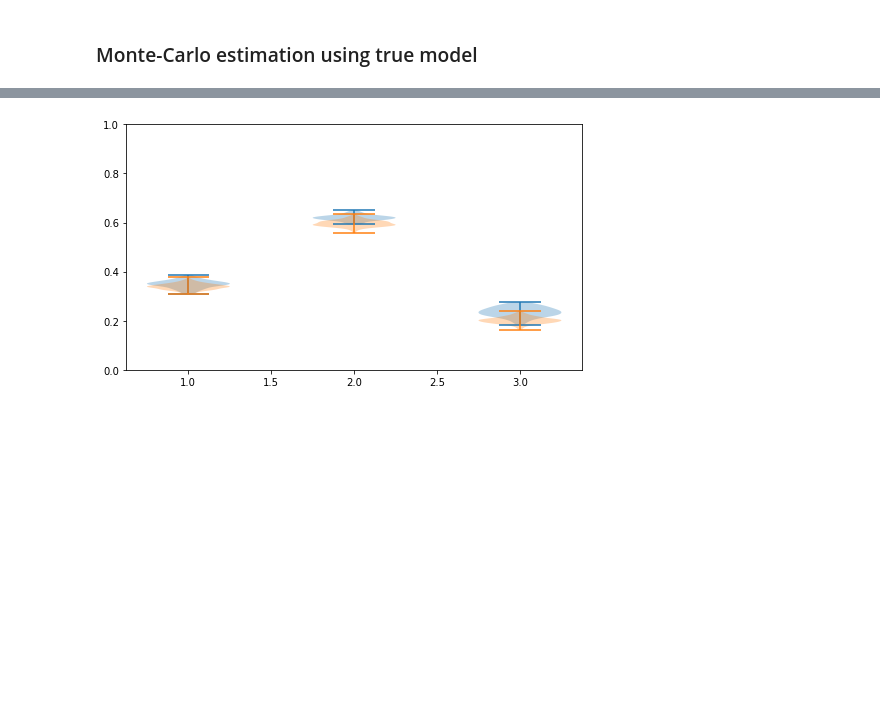
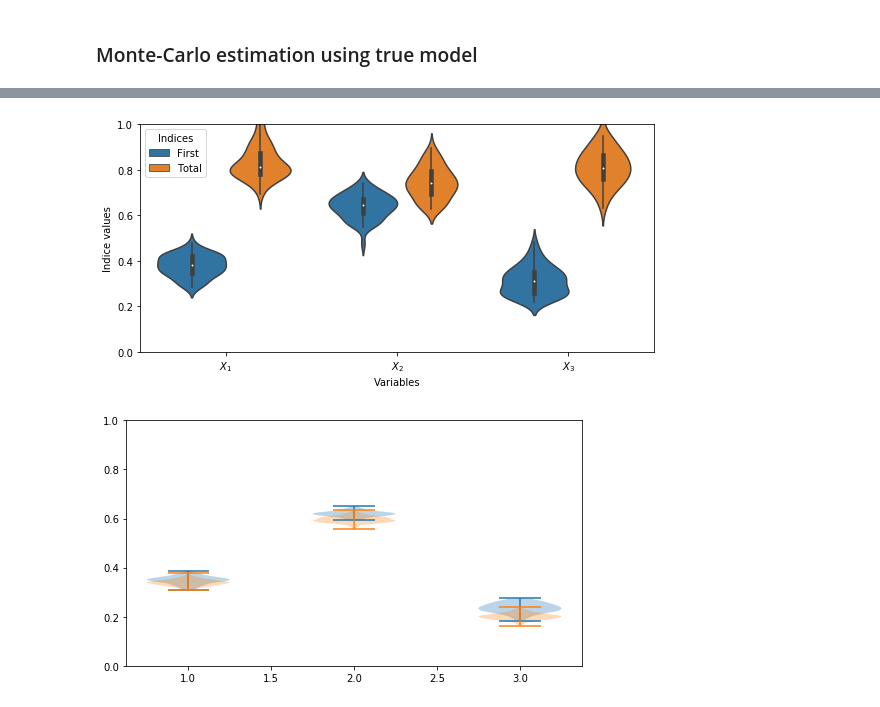
Before and after one commit to josephmure/otshapley, a Jupyter notebook: examples/sobol-uncorr-ishigami.ipynb, the cells around one changed output, grey strips where cells are left out. Drawn from its saved outputs; the diff is of its cells as text; code cells hidden in the pictures; blank space fills up the shorter version.

```diff
--- a/examples/sobol-uncorr-ishigami.ipynb
+++ b/examples/sobol-uncorr-ishigami.ipynb
@@ -64,5 +67,5 @@ fig.tight_layout()
 # %%
-X = np.asarray(model.get_input_sample(10000, 'monte-carlo'))
+X = np.asarray(model.get_input_sample(1000, 'monte-carlo'))
 y = model(X)
 # %%
 sobol.build_sample(model=model, n_sample=n_sample)
@@ -81,2 +84,5 @@ RandomForestQuantileRegressor(bootstrap=True, criterion='mse', max_depth=None,
                oob_score=False, random_state=None, verbose=0,
                warm_start=False)
+# %%
+%%time
+first_indices, total_indices = compute_perm_indices(rfq, X, y, model.input_distribution)
@@ -83,3 +91,17 @@ RandomForestQuantileRegressor(bootstrap=True, criterion='mse', max_depth=None,
+# %%
+from shapley.indices import SensitivityResults
+results_permutation = SensitivityResults(first_indices=first_indices.reshape(dim, n_tree, 1),
+                                         total_indices=total_indices.reshape(dim, n_tree, 1),
+                                         true_first_indices=model.first_sobol_indices,
+                                         true_total_indices=model.total_sobol_indices)
+fig, ax = plt.subplots(figsize=(8, 4))
+
+plot_sensitivity_results(results=results_permutation, ax=ax)
+ax.set_ylim(ylim)
+
+fig.tight_layout()
+# %% [output]
+[figure, added]
 # %%
 total_indices = compute_perm_indices(rfq, X, y, model.input_distribution)
 first_indices = compute_1stperm_indices(rfq, X, y, model.input_distribution)
```
Also changed, not shown: parts of 5 cells of this notebook, 4 other files.
